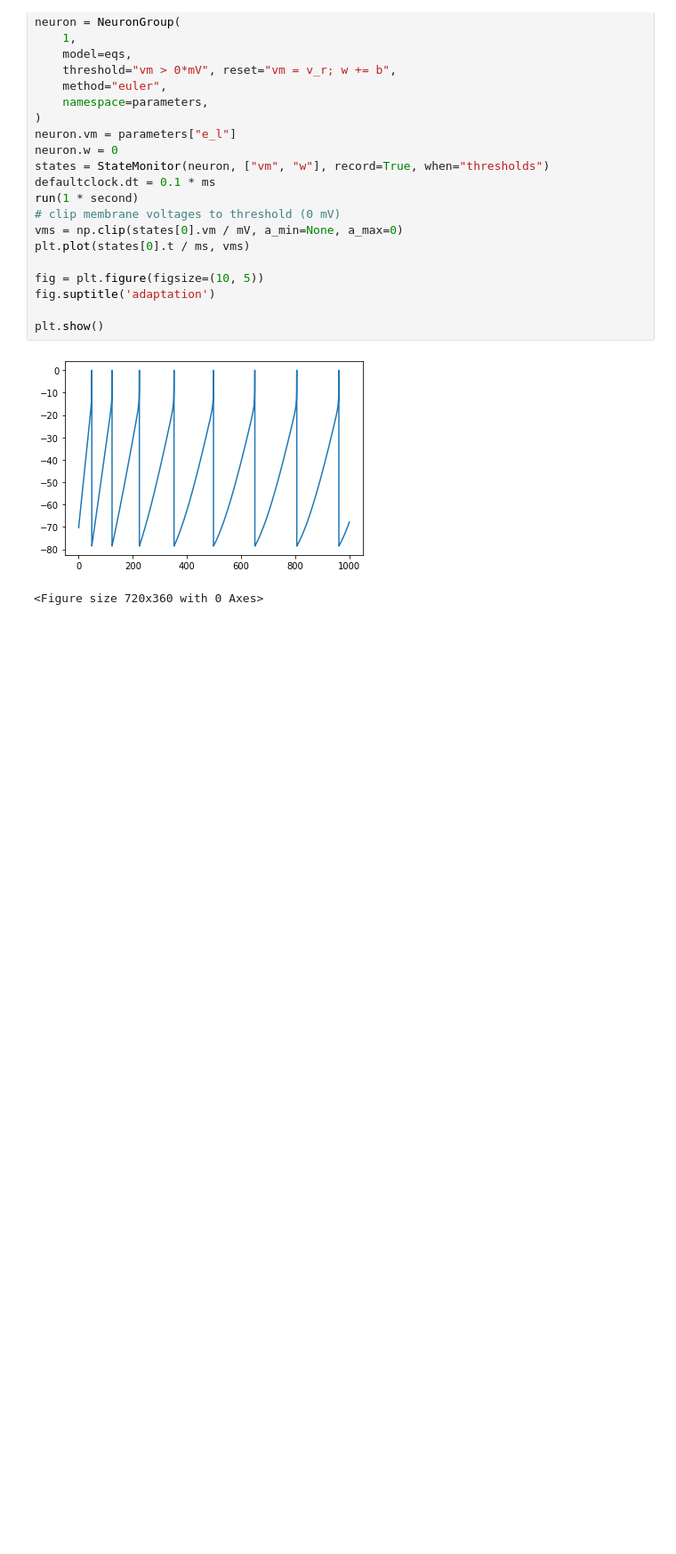
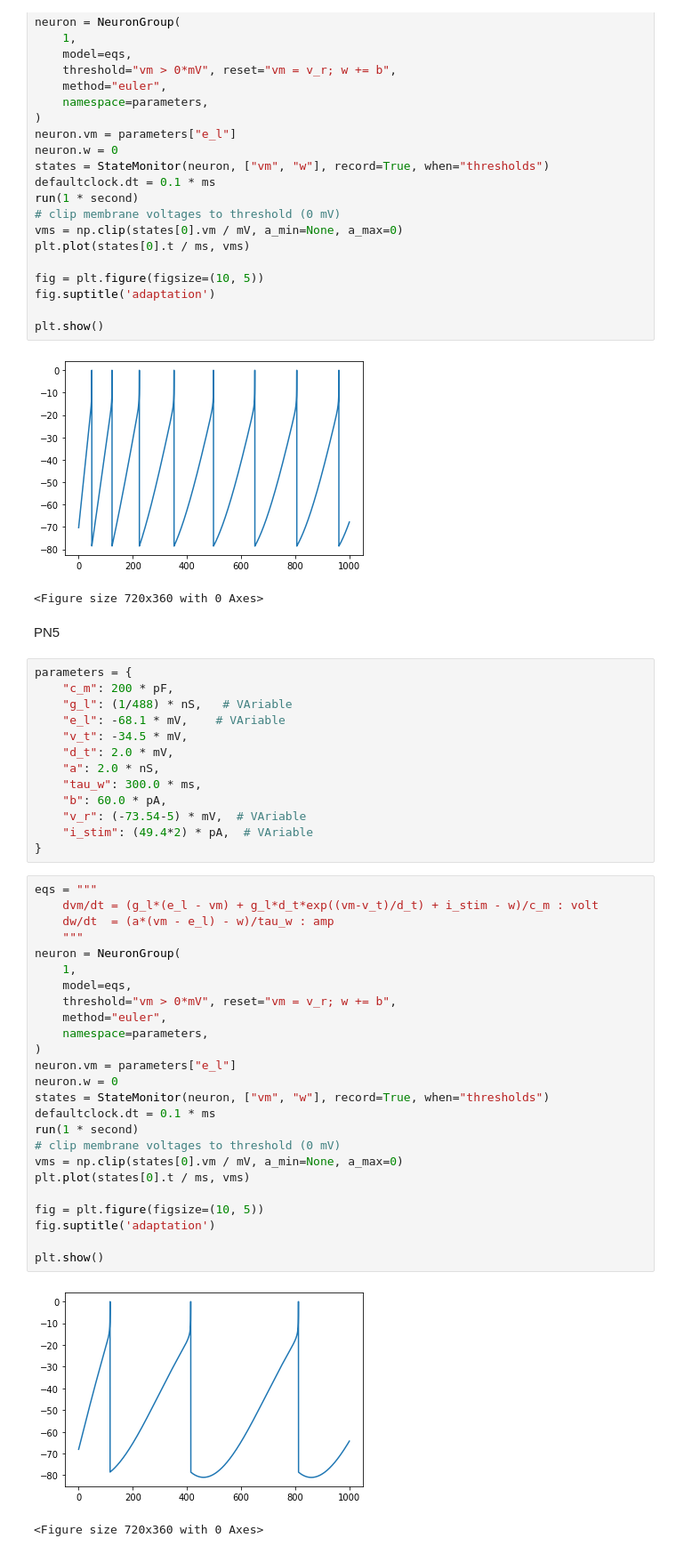
Before and after one commit to Jaffar-Hussein/ADEX, a Jupyter notebook: Models/claustrum_neurones_simulation.ipynb, the cells around one changed output. Shown: that part at 89% size. Drawn from its saved outputs; the diff is of its cells as text; blank space fills up the shorter version.

```diff
--- a/Models/claustrum_neurones_simulation.ipynb
+++ b/Models/claustrum_neurones_simulation.ipynb
@@ -197,3 +197,46 @@ plt.show()
 # %% [output]
 [figure]
 <Figure size 720x360 with 0 Axes>
+# %% [markdown]
+PN5
+# %%
+parameters = {
+    "c_m": 200 * pF,
+    "g_l": (1/488) * nS,   # VAriable
+    "e_l": -68.1 * mV,    # VAriable
+    "v_t": -34.5 * mV,
+    "d_t": 2.0 * mV,
+    "a": 2.0 * nS,
+    "tau_w": 300.0 * ms,
+    "b": 60.0 * pA,
+    "v_r": (-73.54-5) * mV,  # VAriable
+    "i_stim": (49.4*2) * pA,  # VAriable
+}
+# %%
+eqs = """
+    dvm/dt = (g_l*(e_l - vm) + g_l*d_t*exp((vm-v_t)/d_t) + i_stim - w)/c_m : volt
+    dw/dt  = (a*(vm - e_l) - w)/tau_w : amp
+    """
+neuron = NeuronGroup(
+    1,
+    model=eqs,
+    threshold="vm > 0*mV", reset="vm = v_r; w += b",
+    method="euler",
+    namespace=parameters,
+)
+neuron.vm = parameters["e_l"]
+neuron.w = 0
+states = StateMonitor(neuron, ["vm", "w"], record=True, when="thresholds")
+defaultclock.dt = 0.1 * ms
+run(1 * second)
+# clip membrane voltages to threshold (0 mV)
+vms = np.clip(states[0].vm / mV, a_min=None, a_max=0)
+plt.plot(states[0].t / ms, vms)
+
+fig = plt.figure(figsize=(10, 5))
+fig.suptitle('adaptation')
+
+plt.show()
+# %% [output]
+[figure, added]
+<Figure size 720x360 with 0 Axes>
```
